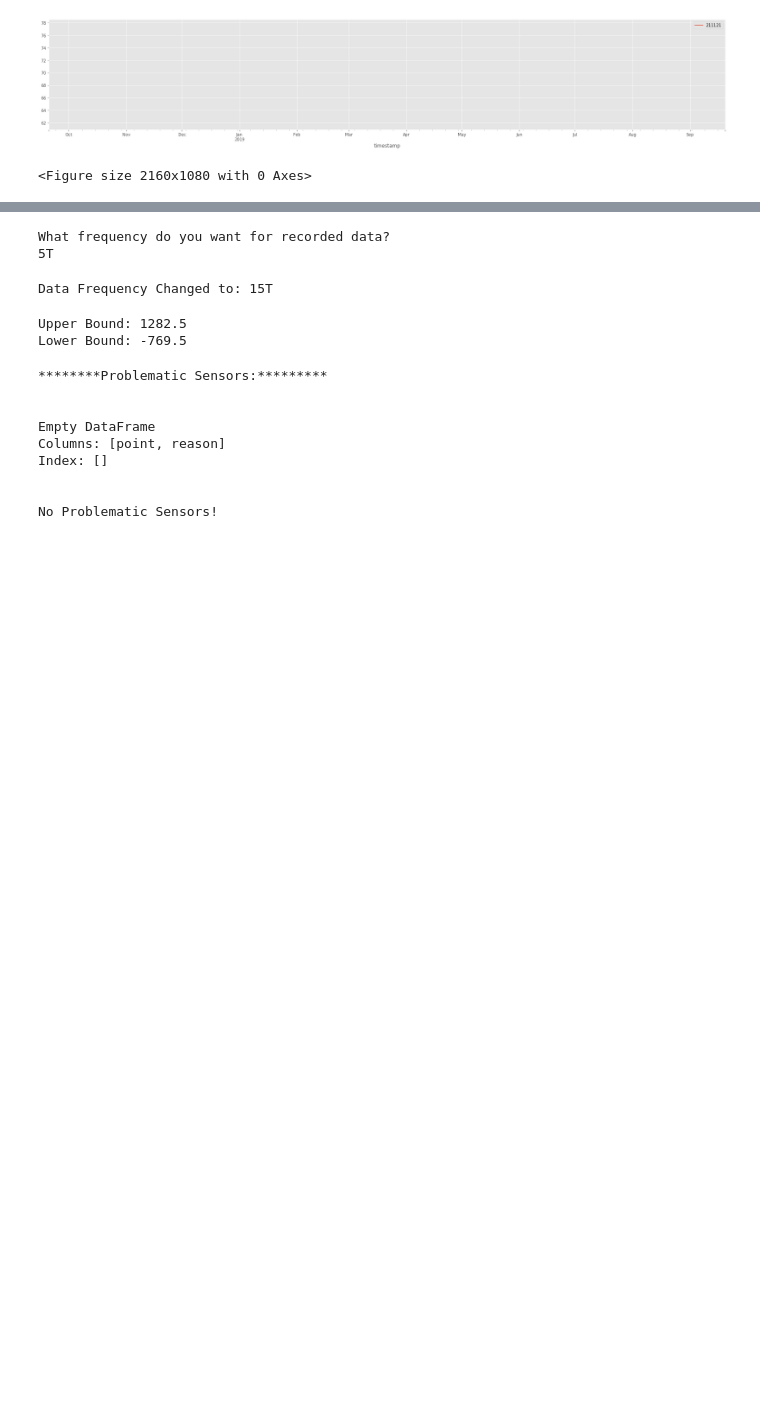
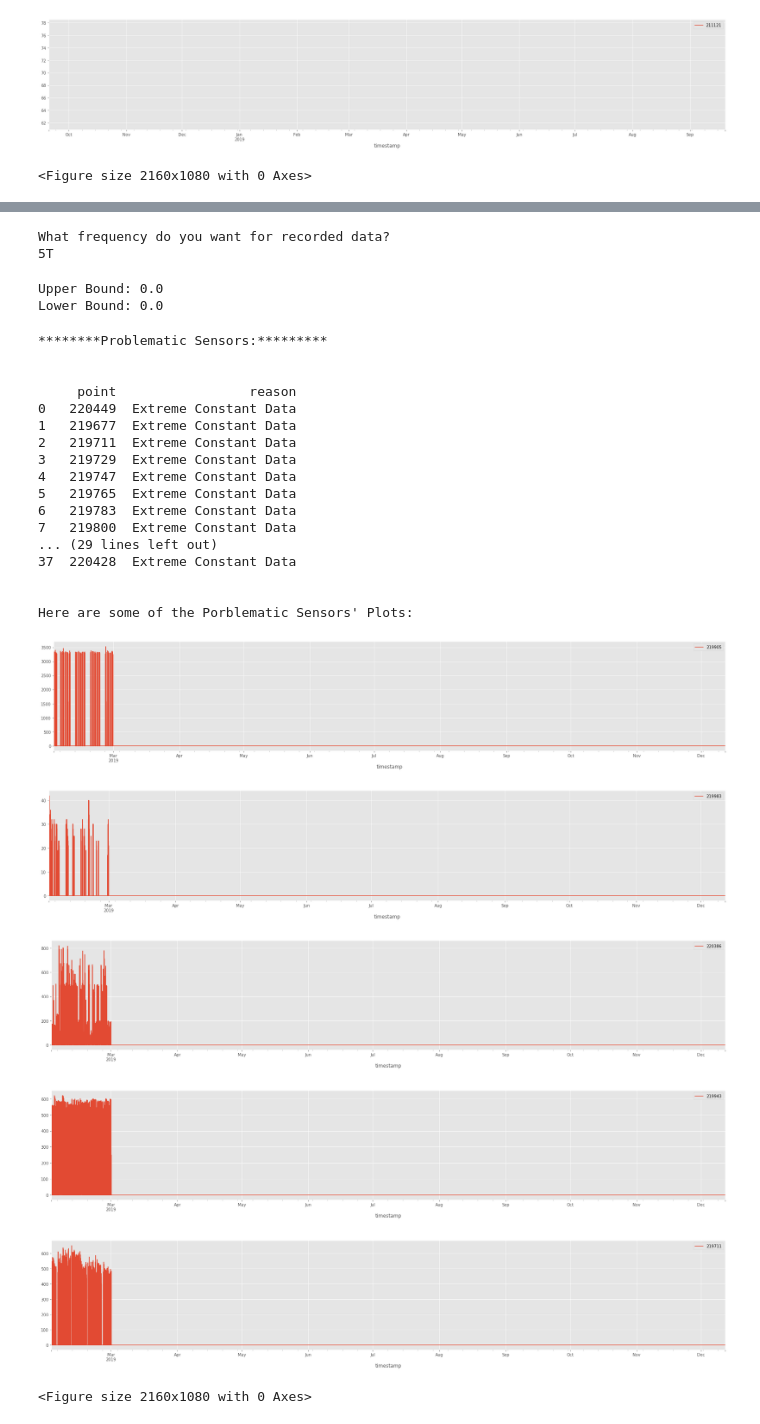
Before and after one commit to FRaymand/rtem-hackathon, a Jupyter notebook: fault_detection.ipynb, the cells around one changed output, grey strips where cells are left out. Drawn from its saved outputs; the diff is of its cells as text; code cells hidden in the pictures; blank space fills up the shorter version.

```diff
--- a/fault_detection.ipynb
+++ b/fault_detection.ipynb
@@ -452,44 +550,57 @@ Here are some of the Porblematic Sensors' Plots:
 # %%
 bdgs_selected = info_desk(metadata)
 more_info(metadata , bdgs_selected)
-dict_data = dict_builder(metadata , bdgs_selected)
-df , startendtimes = df_builder (metadata , dict_data)
+dict_data , propertytype = dict_builder(metadata , bdgs_selected)
+df , startendtimes = df_builder (metadata , dict_data, propertytype)
 df , filtered_list = nan_detector(df, startendtimes , max_nan = 0.9)
 df , constant_list = constant_detector (df , startendtimes ,max_constant = 0.9)
 df , negligible_list = negligible_detector (df , startendtimes , min_days = 10)
 df , outlier_list = outlier_detector(df , startendtimes , min_outlier = 0.5 , upr_parameter = 1.5 , lwr_parameter = 1.5)
 df.columns = df.columns.map(str)
 startendtimes.index = startendtimes.index.map(str)
 df_final = show_results(df , startendtimes, filtered_list , constant_list , negligible_list , outlier_list)
 # %% [output]
 Number of Buildings: 229
 Number of Points: 44390
 Number of Point Types: 246
 
 
 Most occuring point types and their counts:
 Virtual                      7296
 Zone Temperature             5210
 Status                       2570
 Discharge Air Flow           2522
 Command                      1704
 Zone Temperature Setpoint    1470
 ... (53 lines left out)
 Discharge Air Flow
 
 
 OK! Building dictionary. This might take a while....
 What frequency do you want for recorded data?
 5T
-Data Frequency Changed to: 15T
+Upper Bound: 0.0
+Lower Bound: 0.0
-Upper Bound: 1282.5
-Lower Bound: -769.5
+********Problematic Sensors:*********
+
+
+     point                 reason
+0   220449  Extreme Constant Data
+1   219677  Extreme Constant Data
+2   219711  Extreme Constant Data
+3   219729  Extreme Constant Data
+4   219747  Extreme Constant Data
+5   219765  Extreme Constant Data
+6   219783  Extreme Constant Data
+7   219800  Extreme Constant Data
+... (29 lines left out)
+37  220428  Extreme Constant Data
+
+
+Here are some of the Porblematic Sensors' Plots:
+[figure, added]
+[figure, added]
+[figure, added]
+[figure, added]
+[figure, added]
-********Problematic Sensors:*********
-
-
-Empty DataFrame
-Columns: [point, reason]
-Index: []
-
-
-No Problematic Sensors!
+<Figure size 2160x1080 with 0 Axes>
```
Also changed, not shown: parts of 24 cells of this notebook.
